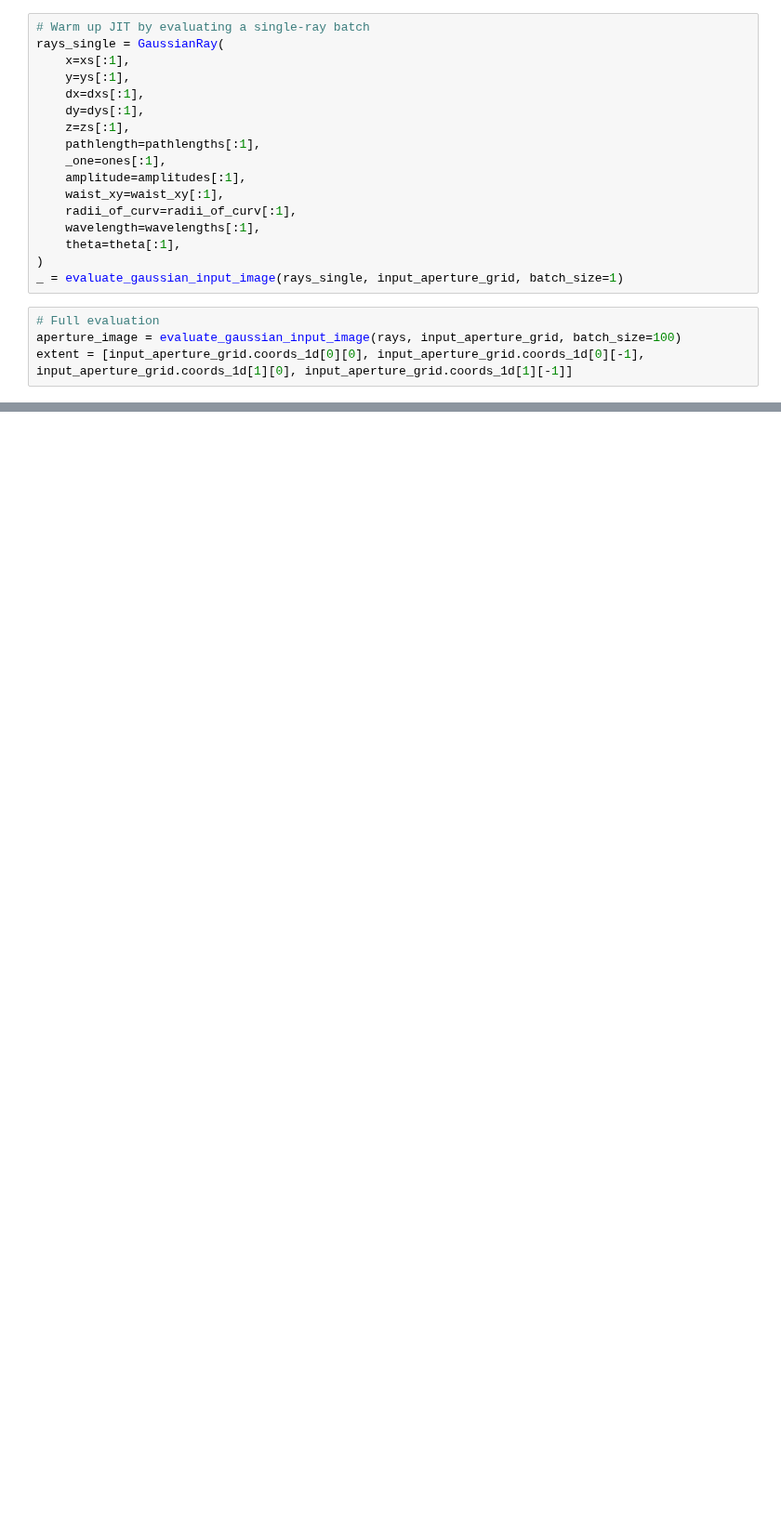
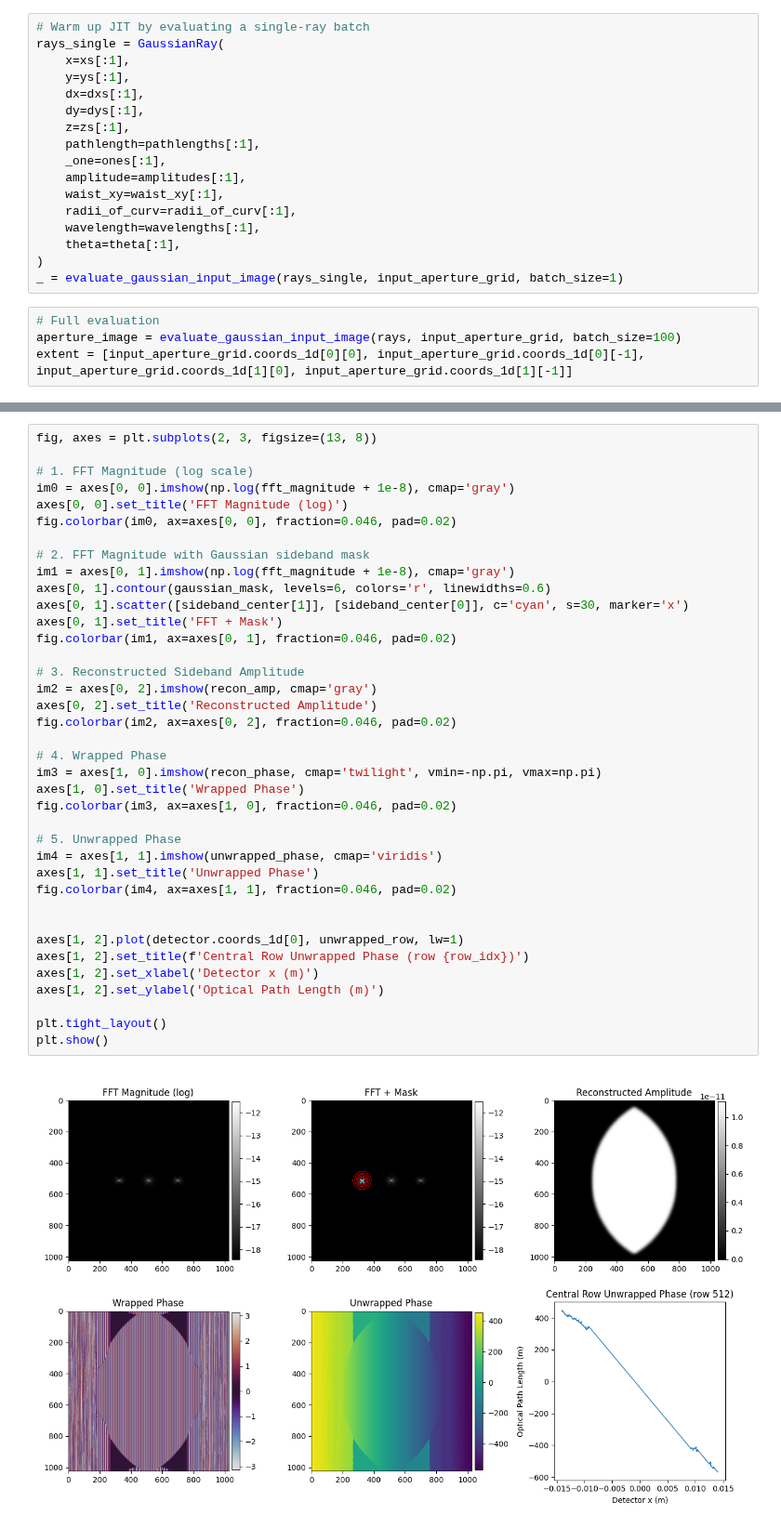
Before and after one commit to TemGym/TemGymCore, a Jupyter notebook: examples/biprism.ipynb, the cells around one changed output, grey strips where cells are left out. Shown at 93% size. Cells and saved outputs as stored; diff of their text form; blank space fills up the shorter version.

```diff
--- a/examples/biprism.ipynb
+++ b/examples/biprism.ipynb
@@ -284,0 +272,40 @@ ax.imshow(img, cmap="gray", extent=[-detector.pixel_size[0]*detector.shape[0]/2,
+# %%
+fig, axes = plt.subplots(2, 3, figsize=(13, 8))
+
+# 1. FFT Magnitude (log scale)
+im0 = axes[0, 0].imshow(np.log(fft_magnitude + 1e-8), cmap='gray')
+axes[0, 0].set_title('FFT Magnitude (log)')
+fig.colorbar(im0, ax=axes[0, 0], fraction=0.046, pad=0.02)
+
+# 2. FFT Magnitude with Gaussian sideband mask
+im1 = axes[0, 1].imshow(np.log(fft_magnitude + 1e-8), cmap='gray')
+axes[0, 1].contour(gaussian_mask, levels=6, colors='r', linewidths=0.6)
+axes[0, 1].scatter([sideband_center[1]], [sideband_center[0]], c='cyan', s=30, marker='x')
+axes[0, 1].set_title('FFT + Mask')
+fig.colorbar(im1, ax=axes[0, 1], fraction=0.046, pad=0.02)
+
+# 3. Reconstructed Sideband Amplitude
+im2 = axes[0, 2].imshow(recon_amp, cmap='gray')
+axes[0, 2].set_title('Reconstructed Amplitude')
+fig.colorbar(im2, ax=axes[0, 2], fraction=0.046, pad=0.02)
+
+# 4. Wrapped Phase
+im3 = axes[1, 0].imshow(recon_phase, cmap='twilight', vmin=-np.pi, vmax=np.pi)
+axes[1, 0].set_title('Wrapped Phase')
+fig.colorbar(im3, ax=axes[1, 0], fraction=0.046, pad=0.02)
+
+# 5. Unwrapped Phase
+im4 = axes[1, 1].imshow(unwrapped_phase, cmap='viridis')
+axes[1, 1].set_title('Unwrapped Phase')
+fig.colorbar(im4, ax=axes[1, 1], fraction=0.046, pad=0.02)
+
+
+axes[1, 2].plot(detector.coords_1d[0], unwrapped_row, lw=1)
+axes[1, 2].set_title(f'Central Row Unwrapped Phase (row {row_idx})')
+axes[1, 2].set_xlabel('Detector x (m)')
+axes[1, 2].set_ylabel('Optical Path Length (m)')
+
+plt.tight_layout()
+plt.show()
+# %% [output]
+[figure, added]
```
Also changed, not shown: parts of 10 cells of this notebook.
